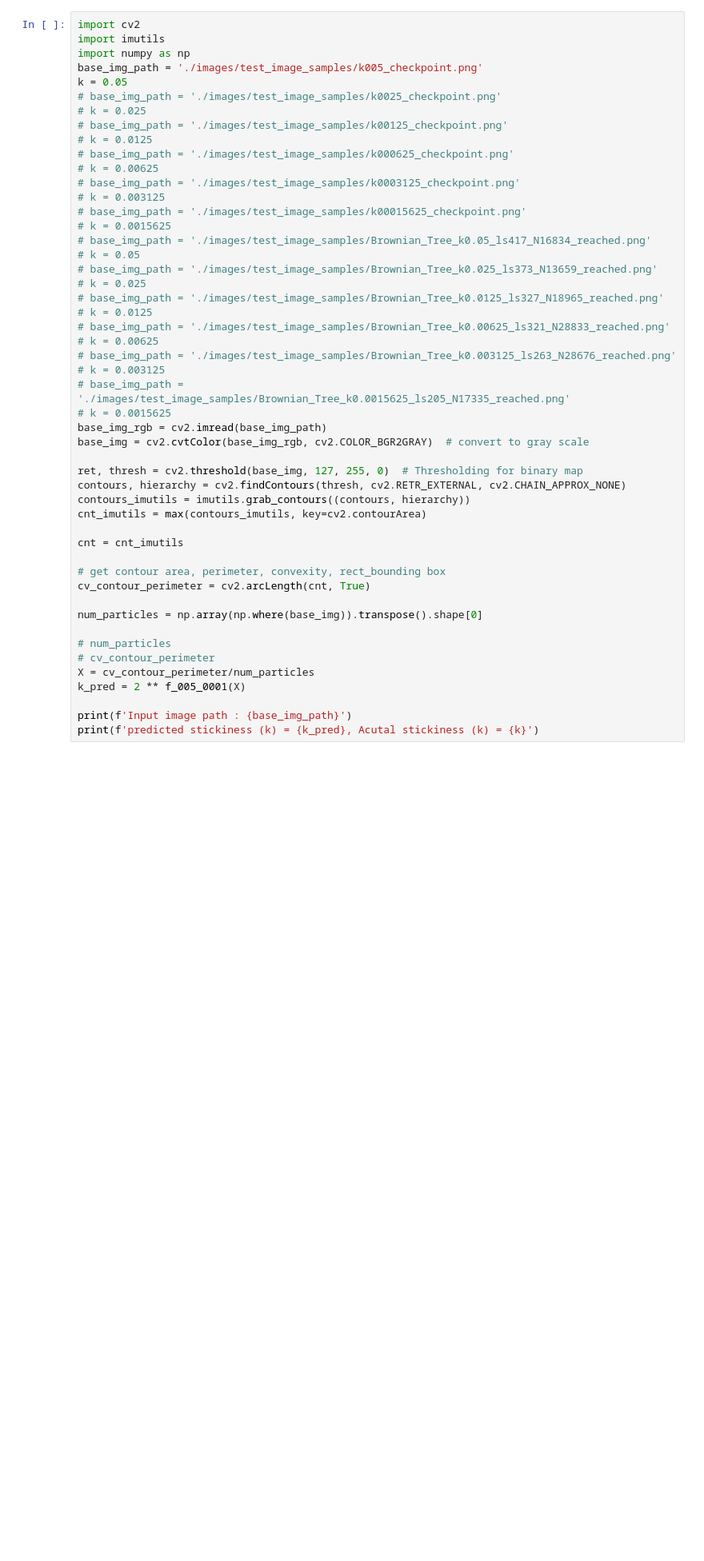
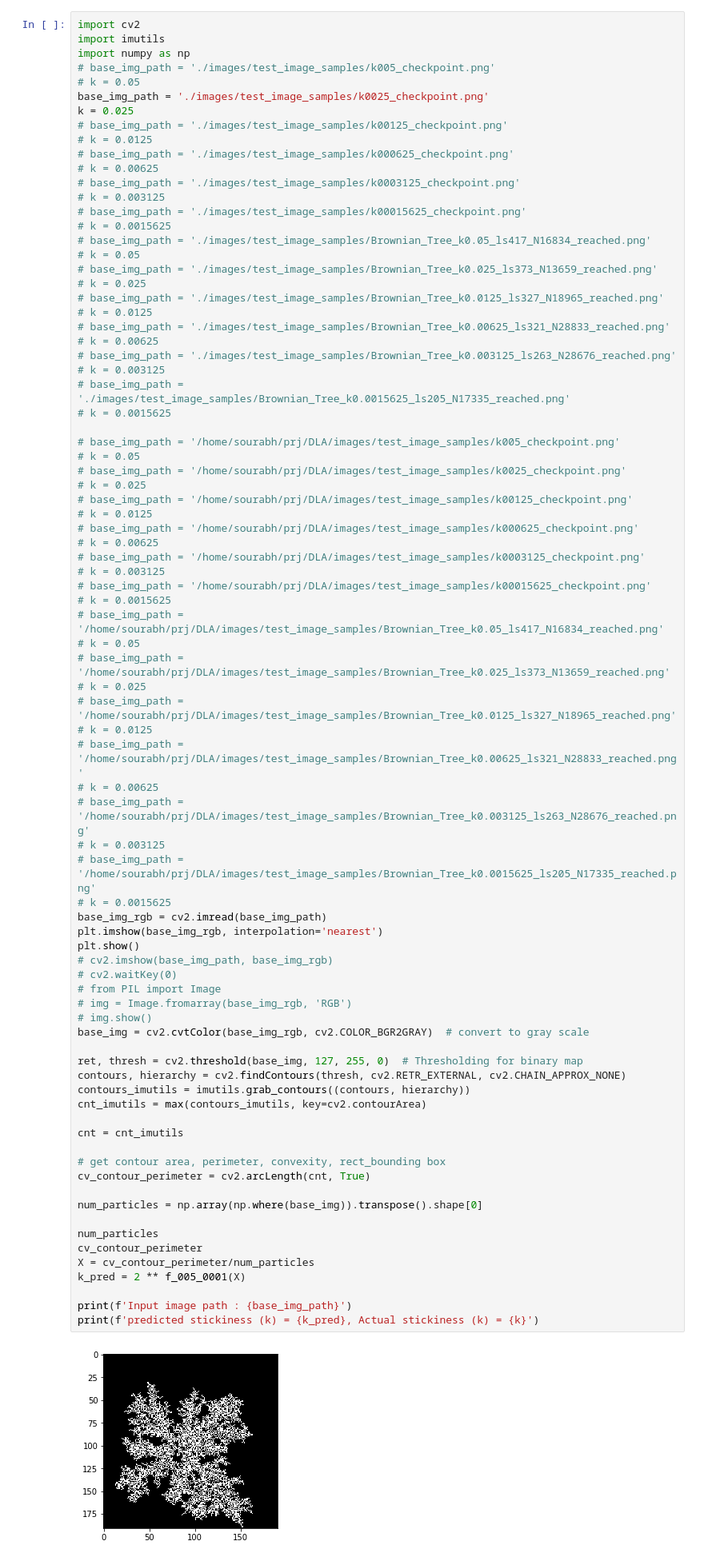
Before and after one commit to sobalgi/DLA, a Jupyter notebook: DLA_predict_stickiness_k.ipynb, the cells around one changed output. Shown at 80% size. Drawn from its saved outputs; the diff is of its cells as text; blank space fills up the shorter version.

```diff
--- a/DLA_predict_stickiness_k.ipynb
+++ b/DLA_predict_stickiness_k.ipynb
@@ -321,10 +343,10 @@ Mean Squared Error : Dev=4.988998692988575e-05, Test=4.9793340423632625e-05
 import cv2
 import imutils
 import numpy as np
-base_img_path = './images/test_image_samples/k005_checkpoint.png'
-k = 0.05
-# base_img_path = './images/test_image_samples/k0025_checkpoint.png'
-# k = 0.025
+# base_img_path = './images/test_image_samples/k005_checkpoint.png'
+# k = 0.05
+base_img_path = './images/test_image_samples/k0025_checkpoint.png'
+k = 0.025
 # base_img_path = './images/test_image_samples/k00125_checkpoint.png'
 # k = 0.0125
 # base_img_path = './images/test_image_samples/k000625_checkpoint.png'
@@ -338,33 +360,66 @@ k = 0.05
 # base_img_path = './images/test_image_samples/Brownian_Tree_k0.025_ls373_N13659_reached.png'
 # k = 0.025
 # base_img_path = './images/test_image_samples/Brownian_Tree_k0.0125_ls327_N18965_reached.png'
 # k = 0.0125
 # base_img_path = './images/test_image_samples/Brownian_Tree_k0.00625_ls321_N28833_reached.png'
 # k = 0.00625
 # base_img_path = './images/test_image_samples/Brownian_Tree_k0.003125_ls263_N28676_reached.png'
 # k = 0.003125
 # base_img_path = './images/test_image_samples/Brownian_Tree_k0.0015625_ls205_N17335_reached.png'
 # k = 0.0015625
+
+# base_img_path = '/home/sourabh/prj/DLA/images/test_image_samples/k005_checkpoint.png'
+# k = 0.05
+# base_img_path = '/home/sourabh/prj/DLA/images/test_image_samples/k0025_checkpoint.png'
+# k = 0.025
+# base_img_path = '/home/sourabh/prj/DLA/images/test_image_samples/k00125_checkpoint.png'
+# k = 0.0125
+# base_img_path = '/home/sourabh/prj/DLA/images/test_image_samples/k000625_checkpoint.png'
+# k = 0.00625
+# base_img_path = '/home/sourabh/prj/DLA/images/test_image_samples/k0003125_checkpoint.png'
+# k = 0.003125
+# base_img_path = '/home/sourabh/prj/DLA/images/test_image_samples/k00015625_checkpoint.png'
+# k = 0.0015625
+# base_img_path = '/home/sourabh/prj/DLA/images/test_image_samples/Brownian_Tree_k0.05_ls417_N16834_reached.png'
+# k = 0.05
+# base_img_path = '/home/sourabh/prj/DLA/images/test_image_samples/Brownian_Tree_k0.025_ls373_N13659_reached.png'
+# k = 0.025
+# base_img_path = '/home/sourabh/prj/DLA/images/test_image_samples/Brownian_Tree_k0.0125_ls327_N18965_reached.png'
+# k = 0.0125
+# base_img_path = '/home/sourabh/prj/DLA/images/test_image_samples/Brownian_Tree_k0.00625_ls321_N28833_reached.png'
+# k = 0.00625
+# base_img_path = '/home/sourabh/prj/DLA/images/test_image_samples/Brownian_Tree_k0.003125_ls263_N28676_reached.png'
+# k = 0.003125
+# base_img_path = '/home/sourabh/prj/DLA/images/test_image_samples/Brownian_Tree_k0.0015625_ls205_N17335_reached.png'
+# k = 0.0015625
 base_img_rgb = cv2.imread(base_img_path)
+plt.imshow(base_img_rgb, interpolation='nearest')
+plt.show()
+# cv2.imshow(base_img_path, base_img_rgb)
+# cv2.waitKey(0)
+# from PIL import Image
+# img = Image.fromarray(base_img_rgb, 'RGB')
+# img.show()
 base_img = cv2.cvtColor(base_img_rgb, cv2.COLOR_BGR2GRAY)  # convert to gray scale
 
 ret, thresh = cv2.threshold(base_img, 127, 255, 0)  # Thresholding for binary map
 contours, hierarchy = cv2.findContours(thresh, cv2.RETR_EXTERNAL, cv2.CHAIN_APPROX_NONE)
 contours_imutils = imutils.grab_contours((contours, hierarchy))
 cnt_imutils = max(contours_imutils, key=cv2.contourArea)
 
 cnt = cnt_imutils
 
 # get contour area, perimeter, convexity, rect_bounding box
 cv_contour_perimeter = cv2.arcLength(cnt, True)
 
 num_particles = np.array(np.where(base_img)).transpose().shape[0]
 
-# num_particles
-# cv_contour_perimeter
+num_particles
+cv_contour_perimeter
 X = cv_contour_perimeter/num_particles
 k_pred = 2 ** f_005_0001(X)
 
 print(f'Input image path : {base_img_path}')
-print(f'predicted stickiness (k) = {k_pred}, Acutal stickiness (k) = {k}')
+print(f'predicted stickiness (k) = {k_pred}, Actual stickiness (k) = {k}')
 # %% [output]
+[figure, added]
```
Also changed, not shown: parts of 11 cells of this notebook, 6 other files.
